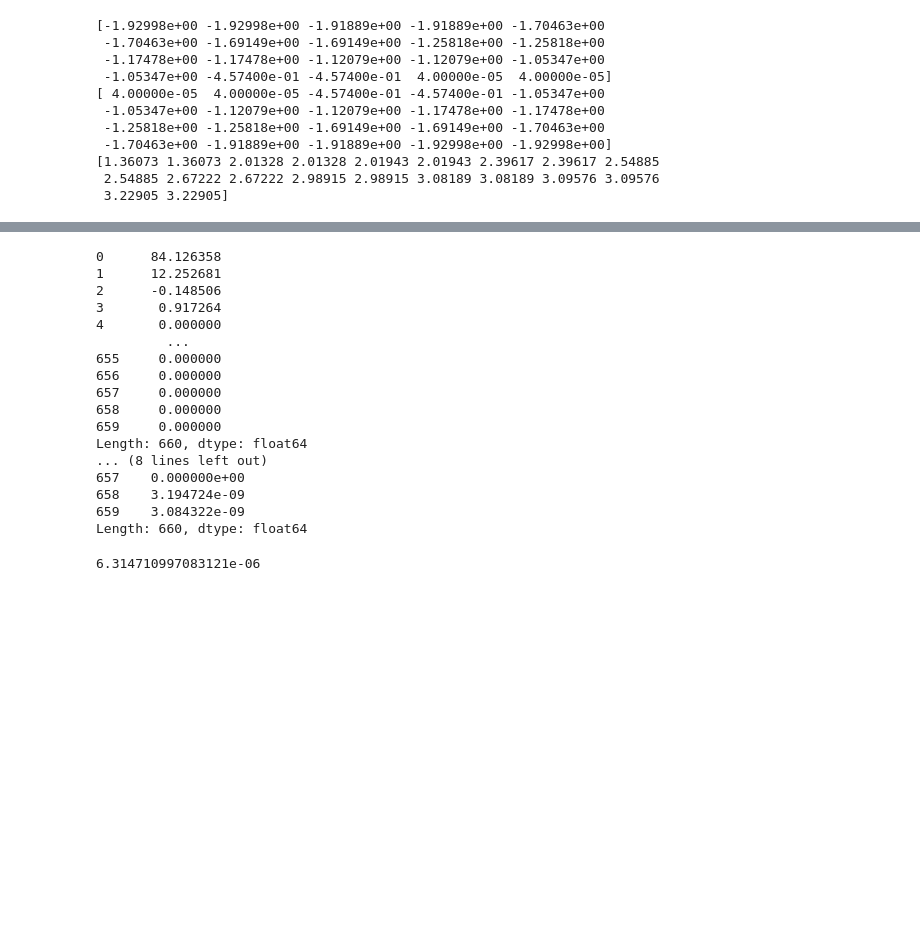
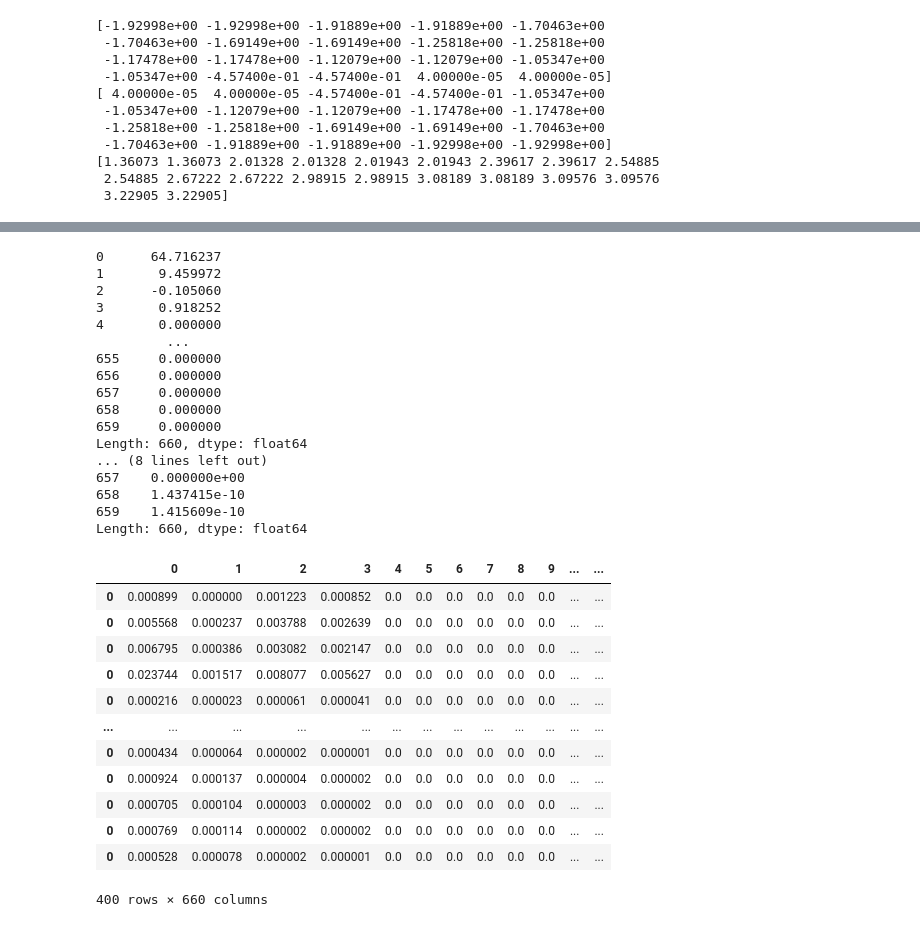
Before and after one commit to yinan-c/exciton_decomposition, a Jupyter notebook: read_kpdos.ipynb, the cells around one changed output, grey strips where cells are left out. Cells and saved outputs as stored; diff of their text form; code cells hidden in the pictures; blank space fills up the shorter version.

```diff
--- a/read_kpdos.ipynb
+++ b/read_kpdos.ipynb
@@ -187,46 +217,61 @@ reversed_valence_df.loc[41].iloc[:,:]
 # %%
-# Now we use temp_contrib_v_dict[(0,0)] as the weight to multiply with the pdos of the valence band at k = 0
+# Now we use contrib_v_dict[(s,k)] as the weight to multiply with the pdos of the valence band at k = k_select
 # Then we sum over all k points, and we get the pdos of the valence band
 
-k_select = 40
-s_select = 1
+# ! Note, Question: should we normalize the weight? i.e. divide by the sum of the weight over all k points?
+
+s_select = 9
 result_df_valence = pd.DataFrame()
 result_df_conduction = pd.DataFrame()
 for k_select in range(0,n_k):
-    weighted_sum_valence = reversed_valence_df.loc[k_select+1].iloc[0:nv,:].mul(temp_contrib_v_dict[(s_select,k_select)], axis=0).sum()#/ temp_contrib_v_dict[(s_select,k_select)].sum()
+    weighted_sum_valence = reversed_valence_df.loc[k_select+1].mul(contrib_v_dict[(s_select,k_select)], axis=0).sum()
+    # \ / contrib_v_dict[(s_select,k_select)].sum()
     result_df_weighted_sum_valence = pd.DataFrame([weighted_sum_valence])
 
-    weighted_sum_conduction = conduction_df.loc[k_select+1].iloc[0:nc,:].mul(temp_contrib_c_dict[(s_select,k_select)], axis=0).sum()#/ temp_contrib_c_dict[(s_select,k_select)].sum()
+    weighted_sum_conduction = conduction_df.loc[k_select+1].mul(contrib_c_dict[(s_select,k_select)], axis=0).sum()
+    # \ / contrib_c_dict[(s_select,k_select)].sum()
     result_df_weighted_sum_conduction = pd.DataFrame([weighted_sum_conduction])
-    # sum over k_select
+
+    # append all k points into a single dataframe
     #result_df = result_df.append(result_df_weighted_sum)
     result_df_valence = pd.concat([result_df_valence, result_df_weighted_sum_valence], axis=0)
     result_df_conduction = pd.concat([result_df_conduction, result_df_weighted_sum_conduction], axis=0)
 
+# sum over all k points, row-wise
 print(result_df_valence.sum(axis=0))
 print(result_df_conduction.sum(axis=0))
+result_df_conduction
 # %% [output]
-0      84.126358
-1      12.252681
-2      -0.148506
-3       0.917264
+0      64.716237
+1       9.459972
+2      -0.105060
+3       0.918252
 4       0.000000
          ...
 655     0.000000
 656     0.000000
 657     0.000000
 658     0.000000
 659     0.000000
 Length: 660, dtype: float64
 ... (8 lines left out)
 657    0.000000e+00
-658    3.194724e-09
-659    3.084322e-09
+658    1.437415e-10
+659    1.415609e-10
 Length: 660, dtype: float64
+|  | 0 | 1 | 2 | 3 | 4 | 5 | 6 | 7 | 8 | 9 | ... | ... |
+| 0 | 0.000899 | 0.000000 | 0.001223 | 0.000852 | 0.0 | 0.0 | 0.0 | 0.0 | 0.0 | 0.0 | ... | ... |
+| 0 | 0.005568 | 0.000237 | 0.003788 | 0.002639 | 0.0 | 0.0 | 0.0 | 0.0 | 0.0 | 0.0 | ... | ... |
+| 0 | 0.006795 | 0.000386 | 0.003082 | 0.002147 | 0.0 | 0.0 | 0.0 | 0.0 | 0.0 | 0.0 | ... | ... |
+| 0 | 0.023744 | 0.001517 | 0.008077 | 0.005627 | 0.0 | 0.0 | 0.0 | 0.0 | 0.0 | 0.0 | ... | ... |
+| 0 | 0.000216 | 0.000023 | 0.000061 | 0.000041 | 0.0 | 0.0 | 0.0 | 0.0 | 0.0 | 0.0 | ... | ... |
+| ... | ... | ... | ... | ... | ... | ... | ... | ... | ... | ... | ... | ... |
+| 0 | 0.000434 | 0.000064 | 0.000002 | 0.000001 | 0.0 | 0.0 | 0.0 | 0.0 | 0.0 | 0.0 | ... | ... |
+| 0 | 0.000924 | 0.000137 | 0.000004 | 0.000002 | 0.0 | 0.0 | 0.0 | 0.0 | 0.0 | 0.0 | ... | ... |
+| 0 | 0.000705 | 0.000104 | 0.000003 | 0.000002 | 0.0 | 0.0 | 0.0 | 0.0 | 0.0 | 0.0 | ... | ... |
+| 0 | 0.000769 | 0.000114 | 0.000002 | 0.000002 | 0.0 | 0.0 | 0.0 | 0.0 | 0.0 | 0.0 | ... | ... |
+| 0 | 0.000528 | 0.000078 | 0.000002 | 0.000001 | 0.0 | 0.0 | 0.0 | 0.0 | 0.0 | 0.0 | ... | ... |
+400 rows × 660 columns
-# %%
-temp_contrib_v_dict[(s_select,k_select)].sum()
-# %% [output]
-6.314710997083121e-06
 # %%
 ns_accumulated_df_valence = pd.DataFrame()
 ns_accumulated_df_conduction = pd.DataFrame()
```
Also changed, not shown: parts of 22 cells of this notebook, 3 other files.
